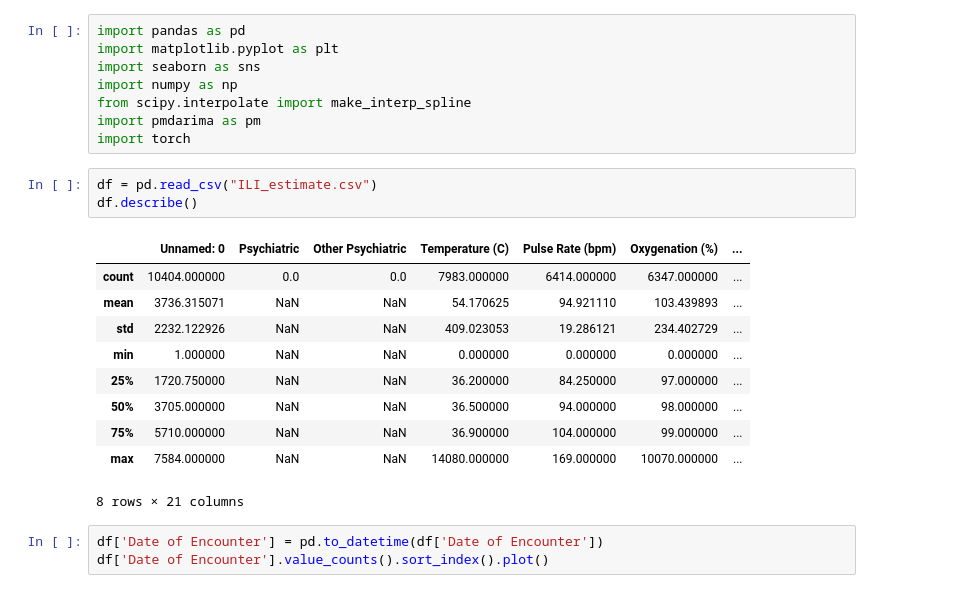
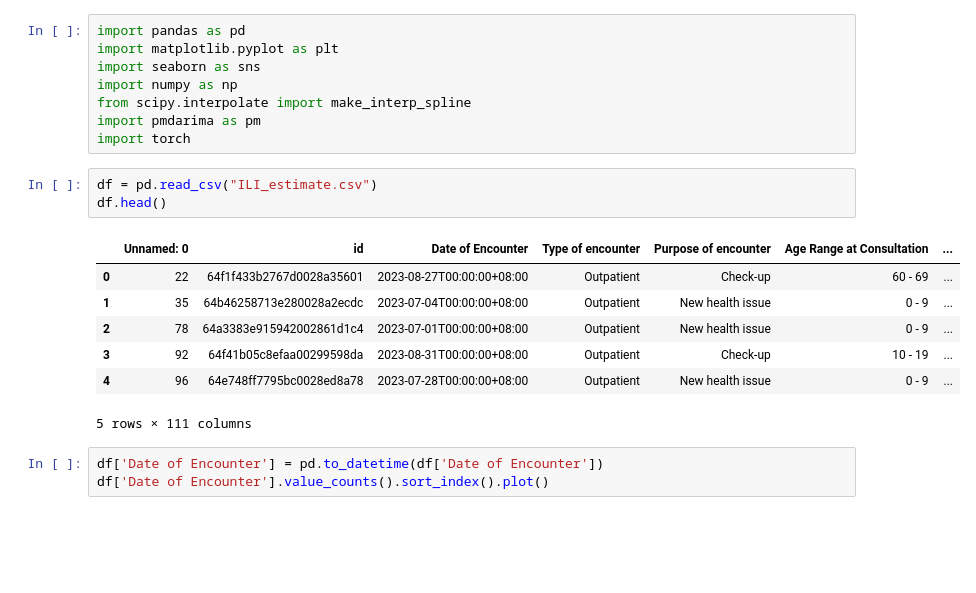
Before and after one commit to miniloda/AI4PEP, a Jupyter notebook: NER/03-time-series/Time Series for Outbreak Detection.ipynb, the cells around one changed output. Saved outputs shown, nothing was run; the diff lists cells and outputs as text; blank space fills up the shorter version.

```diff
--- a/NER/03-time-series/Time Series for Outbreak Detection.ipynb
+++ b/NER/03-time-series/Time Series for Outbreak Detection.ipynb
@@ -8,18 +8,15 @@ import pmdarima as pm
 import torch
 # %%
 df = pd.read_csv("ILI_estimate.csv")
-df.describe()
+df.head()
 # %% [output]
-|  | Unnamed: 0 | Psychiatric | Other Psychiatric | Temperature (C) | Pulse Rate (bpm) | Oxygenation (%) | ... |
-| count | 10404.000000 | 0.0 | 0.0 | 7983.000000 | 6414.000000 | 6347.000000 | ... |
-| mean | 3736.315071 | NaN | NaN | 54.170625 | 94.921110 | 103.439893 | ... |
-| std | 2232.122926 | NaN | NaN | 409.023053 | 19.286121 | 234.402729 | ... |
-| min | 1.000000 | NaN | NaN | 0.000000 | 0.000000 | 0.000000 | ... |
-| 25% | 1720.750000 | NaN | NaN | 36.200000 | 84.250000 | 97.000000 | ... |
-| 50% | 3705.000000 | NaN | NaN | 36.500000 | 94.000000 | 98.000000 | ... |
-| 75% | 5710.000000 | NaN | NaN | 36.900000 | 104.000000 | 99.000000 | ... |
-| max | 7584.000000 | NaN | NaN | 14080.000000 | 169.000000 | 10070.000000 | ... |
+|  | Unnamed: 0 | id | Date of Encounter | Type of encounter | Purpose of encounter | Age Range at Consultation | ... |
+| 0 | 22 | 64f1f433b2767d0028a35601 | 2023-08-27T00:00:00+08:00 | Outpatient | Check-up | 60 - 69 | ... |
+| 1 | 35 | 64b46258713e280028a2ecdc | 2023-07-04T00:00:00+08:00 | Outpatient | New health issue | 0 - 9 | ... |
+| 2 | 78 | 64a3383e915942002861d1c4 | 2023-07-01T00:00:00+08:00 | Outpatient | New health issue | 0 - 9 | ... |
+| 3 | 92 | 64f41b05c8efaa00299598da | 2023-08-31T00:00:00+08:00 | Outpatient | Check-up | 10 - 19 | ... |
+| 4 | 96 | 64e748ff7795bc0028ed8a78 | 2023-07-28T00:00:00+08:00 | Outpatient | New health issue | 0 - 9 | ... |
-8 rows × 21 columns
+5 rows × 111 columns
 # %%
 df['Date of Encounter'] = pd.to_datetime(df['Date of Encounter'])
 df['Date of Encounter'].value_counts().sort_index().plot()
```
Also changed, not shown: parts of 3 cells of this notebook, 15 other files.
